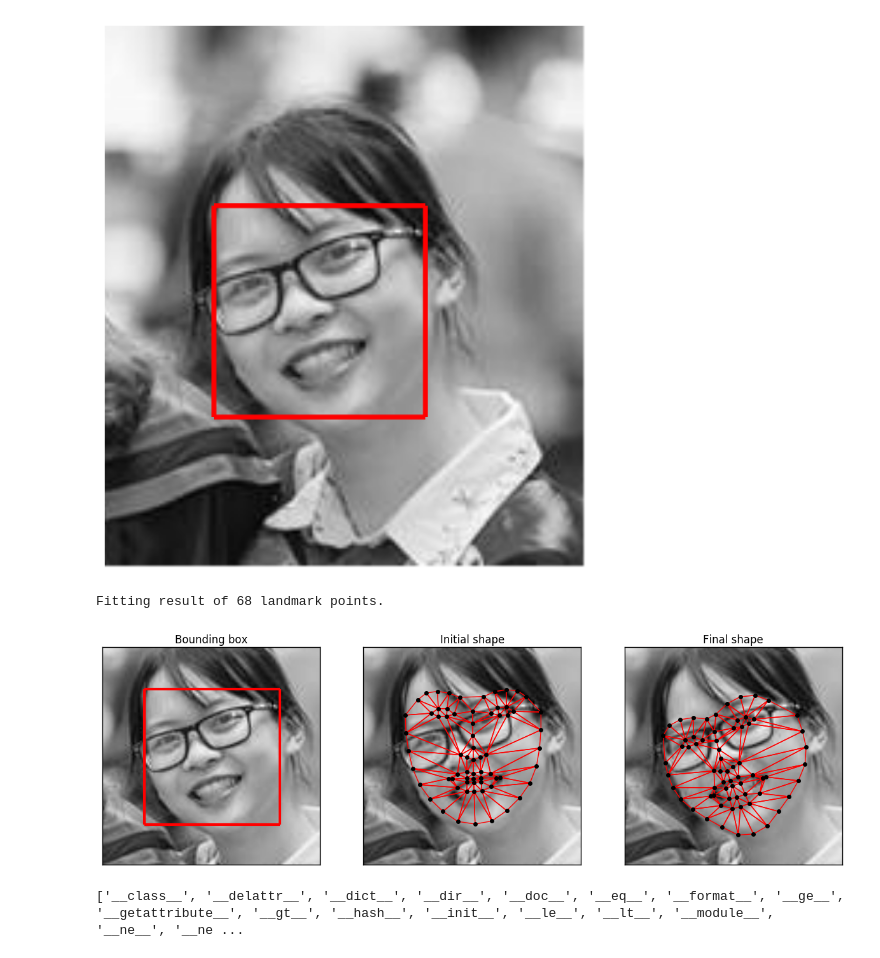
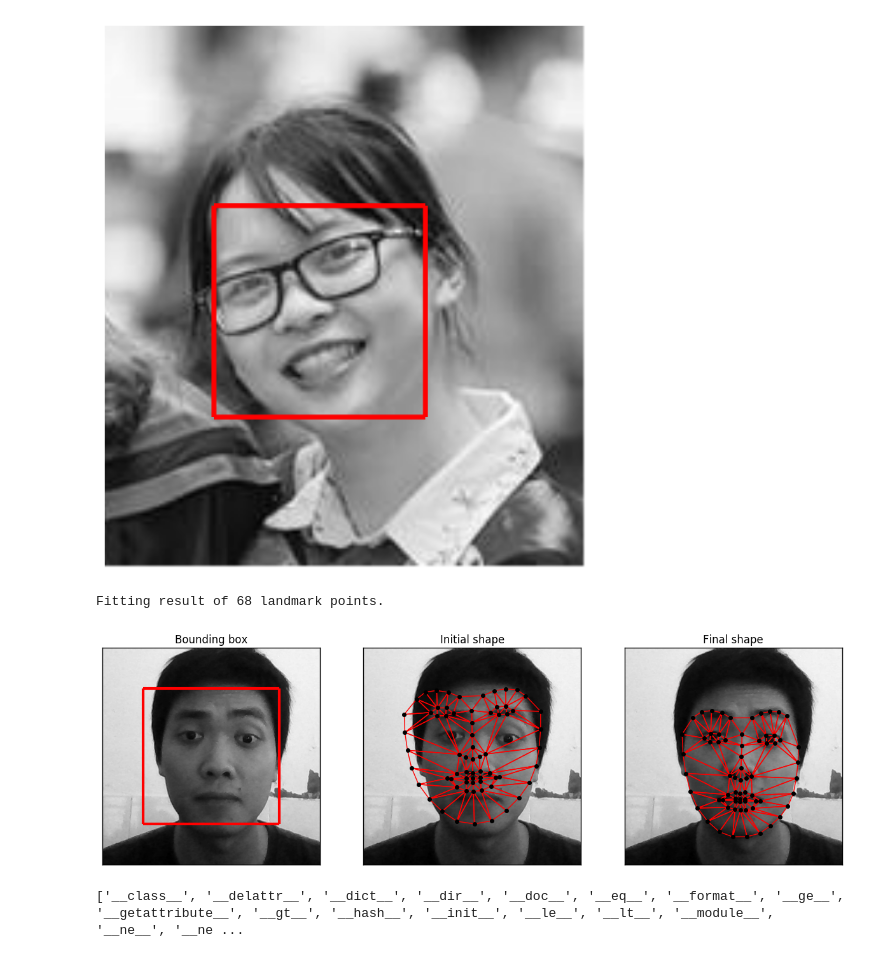
Before and after one commit to LeeKien95/GR, a Jupyter notebook: AAM.ipynb, the cells around one changed output. Saved outputs shown, nothing was run; the diff lists cells and outputs as text; code cells hidden in the pictures.

```diff
--- a/AAM.ipynb
+++ b/AAM.ipynb
@@ -96,41 +96,41 @@ from menpodetect import load_dlib_frontal_face_detector
 path_to_test = Path('/Programing/GR/Code/CK+/test_images')
 
 # Load and convert to grayscale
-image = mio.import_image(path_to_test / '3.png')
+image = mio.import_image(path_to_test / '16.jpg')
 if image.n_channels == 3:
         image = image.as_greyscale()
 # Detect face
 
 detect = load_dlib_frontal_face_detector()
 bboxes = detect(image)
 
 # Crop the image for better visualization of the result
 image = image.crop_to_landmarks_proportion(0.3, group='dlib_0')
 bboxes[0] = image.landmarks['dlib_0'].lms
 
 if len(bboxes) > 0:
     # Fit AAM
     result = fitter.fit_from_bb(image, bboxes[0], max_iters=[50, 5])
     print(result)
 
     # Visualize
     plt.subplot(131);
     image.view()
     bboxes[0].view(line_width=3, render_markers=False)
     plt.gca().set_title('Bounding box')
 
     plt.subplot(132)
     image.view()
     result.initial_shape.view(marker_size=4)
     plt.gca().set_title('Initial shape')
 
     plt.subplot(133)
     image.view()
     result.final_shape.view(marker_size=4, figure_size=(15, 13))
     plt.gca().set_title('Final shape')
 # %% [output]
 Fitting result of 68 landmark points.
-[figure, old version]
+[figure, new version]
 # %%
 print(dir(result))
 # %% [output]
```
Also changed, not shown: parts of 3 cells of this notebook, 1 other file.
